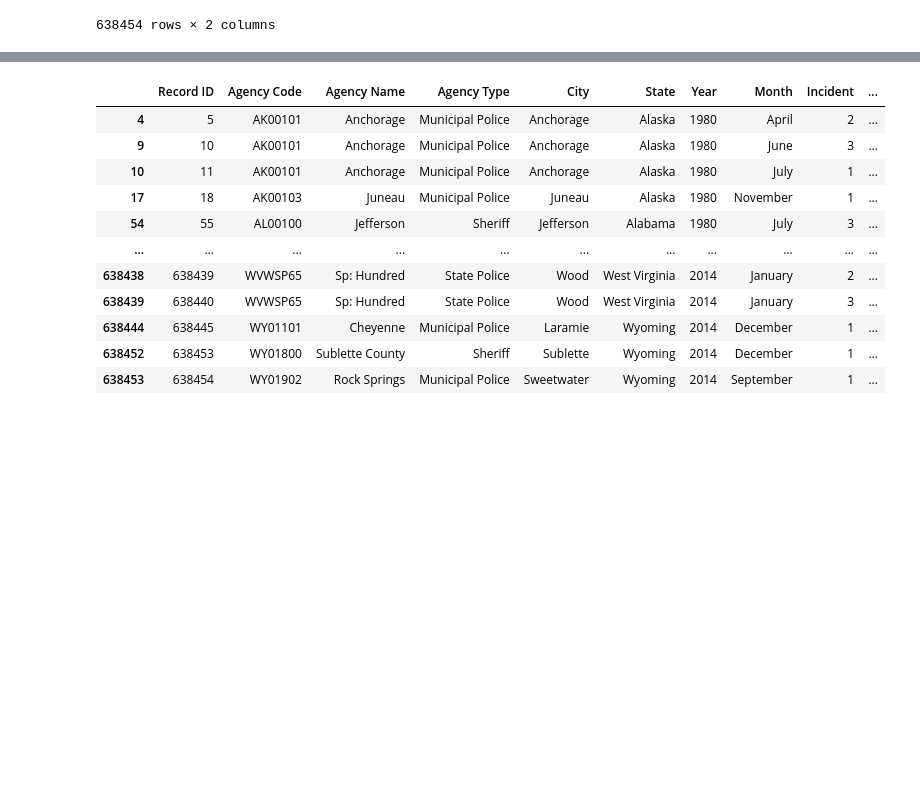
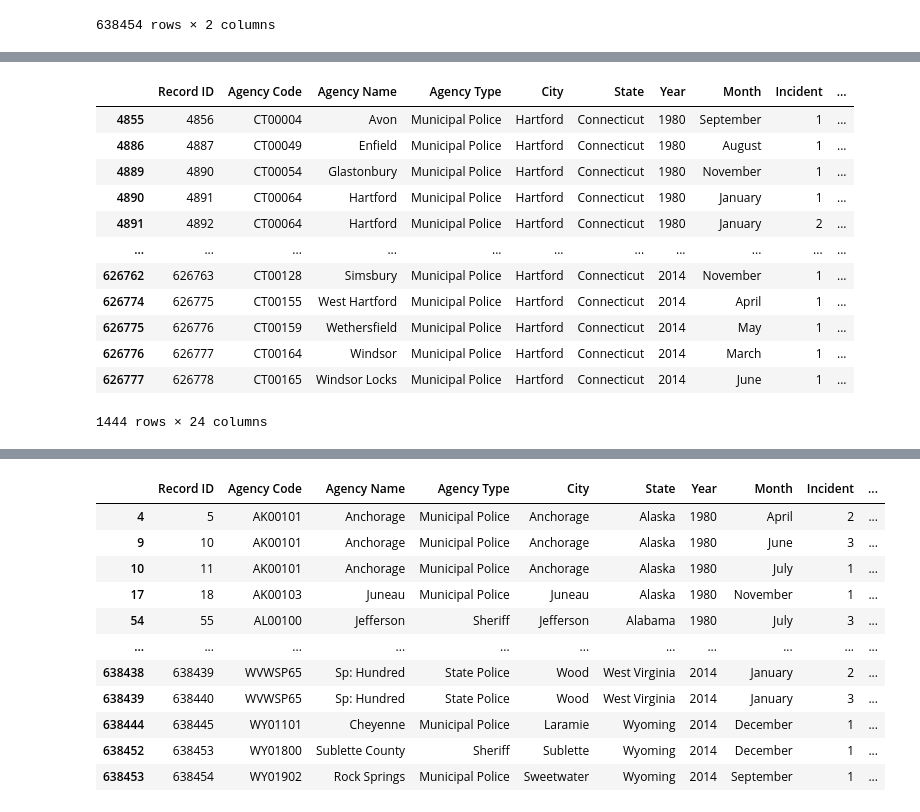
Before and after one commit to Fairfield-University-BA505/final-project-fa2019-red-stags, a Jupyter notebook: Perp Count calculations_viziulization.ipynb, the cells around one changed output, grey strips where cells are left out. Cells and saved outputs as stored; diff of their text form; code cells hidden in the pictures; blank space fills up the shorter version.

```diff
--- a/Perp Count calculations_viziulization.ipynb
+++ b/Perp Count calculations_viziulization.ipynb
@@ -76,0 +121,17 @@ sub
+# %%
+hartford_subset = data2[data2['City'] == 'Hartford']
+hartford_subset
+# %% [output]
+|  | Record ID | Agency Code | Agency Name | Agency Type | City | State | Year | Month | Incident | ... |
+| 4855 | 4856 | CT00004 | Avon | Municipal Police | Hartford | Connecticut | 1980 | September | 1 | ... |
+| 4886 | 4887 | CT00049 | Enfield | Municipal Police | Hartford | Connecticut | 1980 | August | 1 | ... |
+| 4889 | 4890 | CT00054 | Glastonbury | Municipal Police | Hartford | Connecticut | 1980 | November | 1 | ... |
+| 4890 | 4891 | CT00064 | Hartford | Municipal Police | Hartford | Connecticut | 1980 | January | 1 | ... |
+| 4891 | 4892 | CT00064 | Hartford | Municipal Police | Hartford | Connecticut | 1980 | January | 2 | ... |
+| ... | ... | ... | ... | ... | ... | ... | ... | ... | ... | ... |
+| 626762 | 626763 | CT00128 | Simsbury | Municipal Police | Hartford | Connecticut | 2014 | November | 1 | ... |
+| 626774 | 626775 | CT00155 | West Hartford | Municipal Police | Hartford | Connecticut | 2014 | April | 1 | ... |
+| 626775 | 626776 | CT00159 | Wethersfield | Municipal Police | Hartford | Connecticut | 2014 | May | 1 | ... |
+| 626776 | 626777 | CT00164 | Windsor | Municipal Police | Hartford | Connecticut | 2014 | March | 1 | ... |
+| 626777 | 626778 | CT00165 | Windsor Locks | Municipal Police | Hartford | Connecticut | 2014 | June | 1 | ... |
+1444 rows × 24 columns
```
Also changed, not shown: parts of 14 cells of this notebook, 2 other files.
